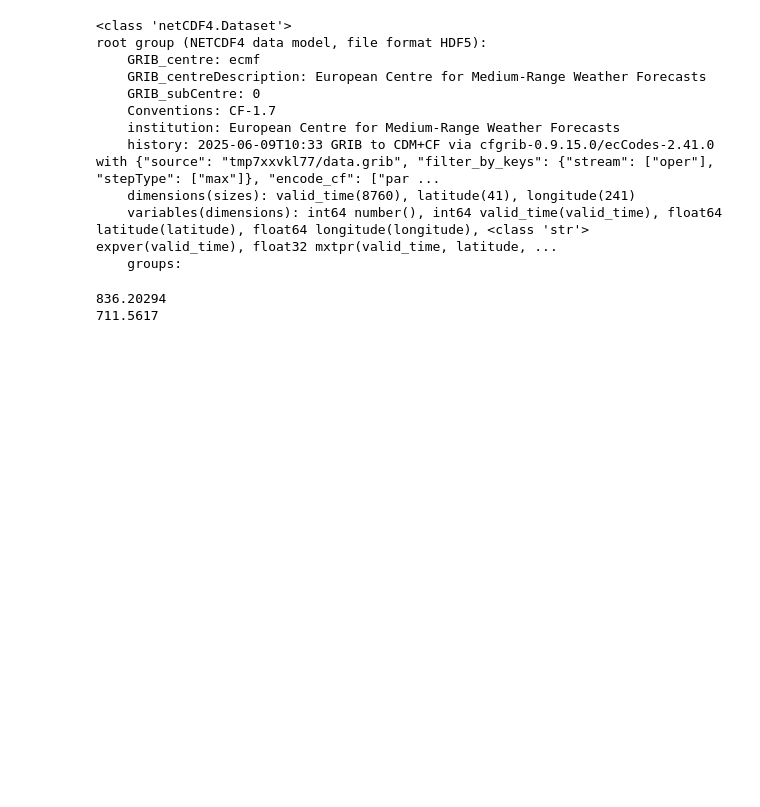
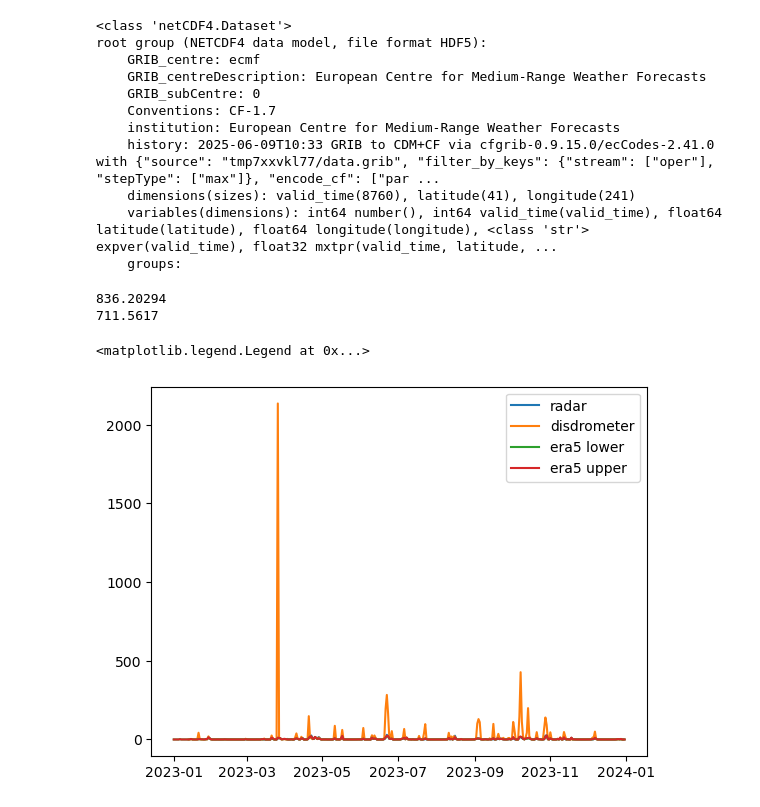
Before and after one commit to Troll-Observing-Network/neumayer-snowfall, a Jupyter notebook: MonthlyAccum.ipynb, the cells around one changed output. Drawn from its saved outputs; the diff is of its cells as text; code cells hidden in the pictures; blank space fills up the shorter version.

Commit message:
DailyData

```diff
--- a/MonthlyAccum.ipynb
+++ b/MonthlyAccum.ipynb
@@ -146,3 +138,17 @@ print(eraLowerAccum)
 # %% [output]
 836.20294
 711.5617
+# %%
+accum_daily_low = np.sum(minMod.reshape(365, 24), axis=1)
+accum_daily_high = np.sum(maxMod.reshape(365, 24), axis=1)
+# %%
+dates = np.arange('2023-01-01', '2024-01-01', dtype='datetime64[D]')
+plt.plot(dates, allAccum[:, 0], label='radar')
+plt.plot(dates, allAccum[:, 1], label='disdrometer')
+plt.plot(dates, accum_daily_low, label='era5 lower')
+plt.plot(dates, accum_daily_high, label='era5 upper')
+
+plt.legend()
+# %% [output]
+<matplotlib.legend.Legend at 0x...>
+[figure, added]
```
Also changed, not shown: parts of 3 cells of this notebook, 2 other files.
